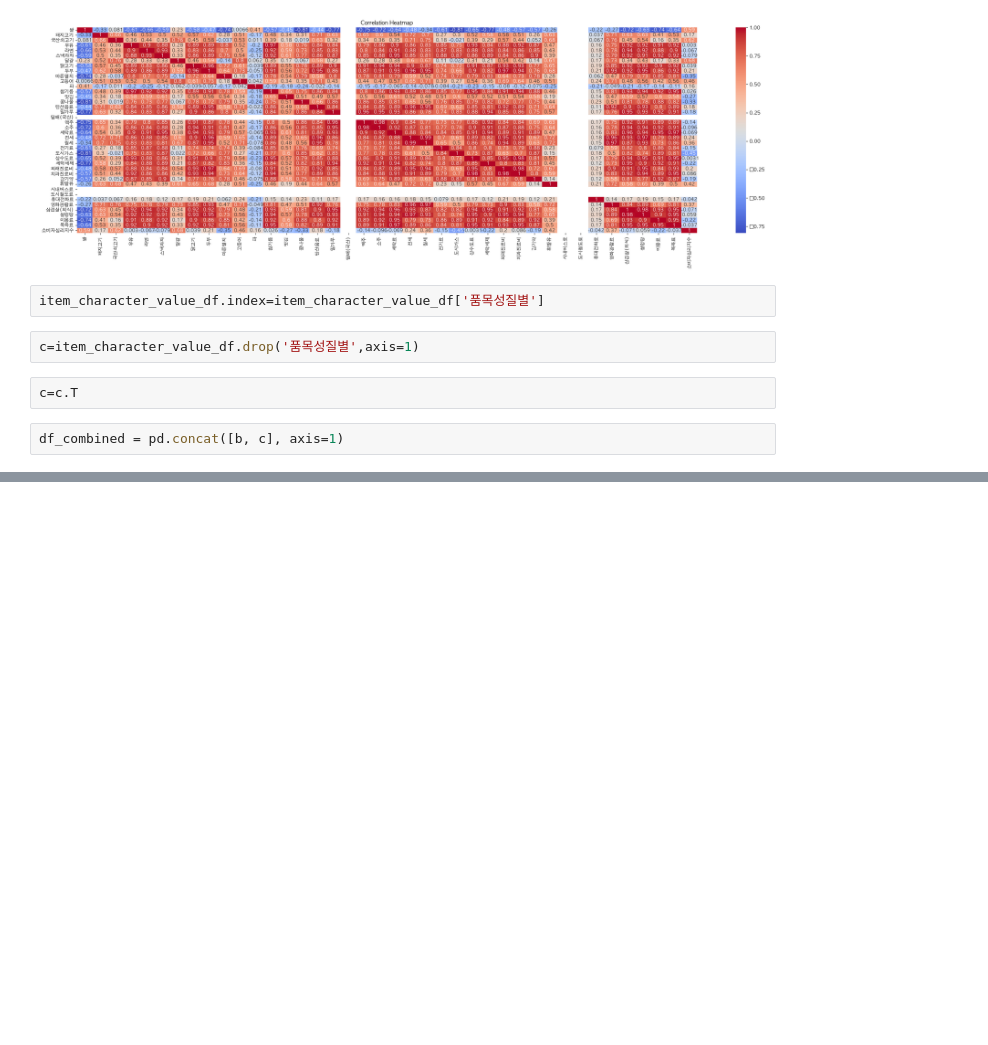
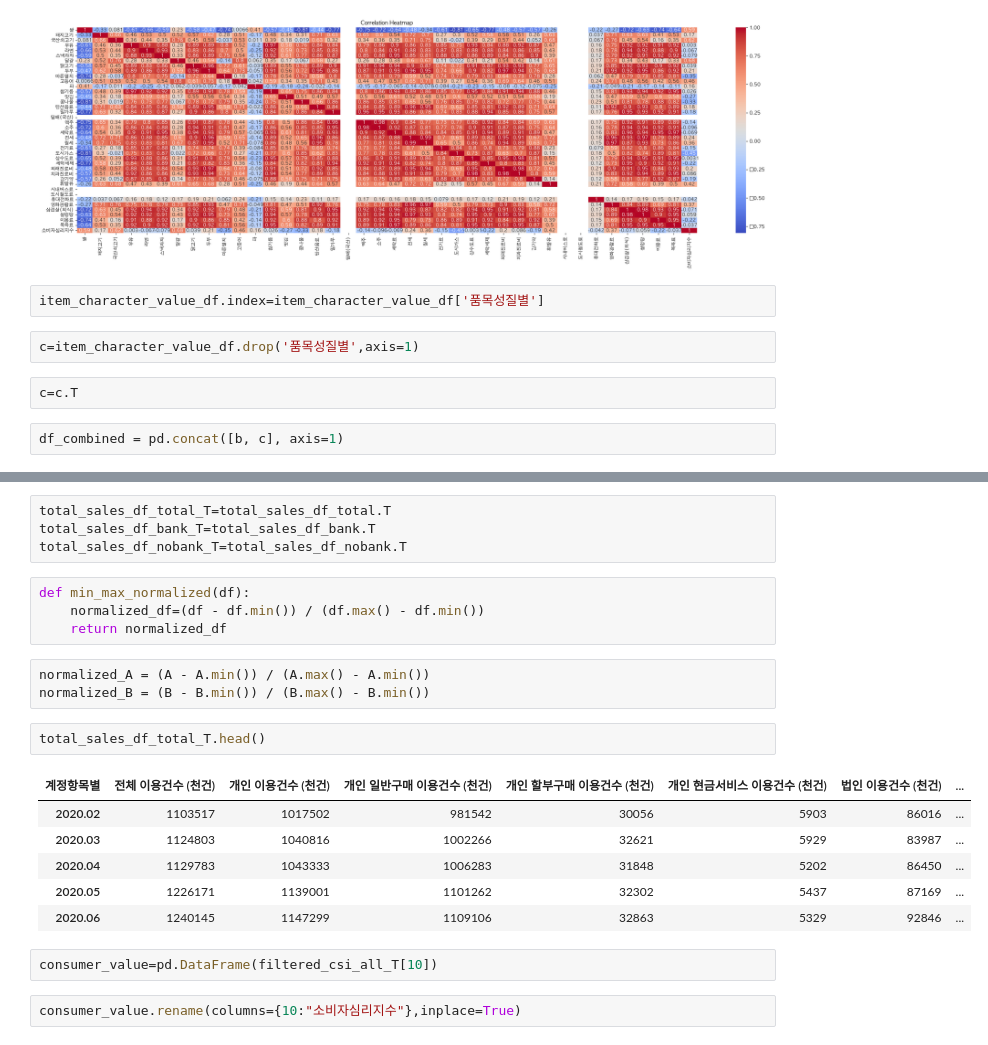
Before and after one commit to siho-song/datascience, a Jupyter notebook: project/project/data_science.ipynb, the cells around one changed output, grey strips where cells are left out. Cells and saved outputs as stored; diff of their text form; blank space fills up the shorter version.

```diff
--- a/project/project/data_science.ipynb
+++ b/project/project/data_science.ipynb
@@ -752,0 +715,24 @@ df_combined
+# %%
+total_sales_df_total_T=total_sales_df_total.T
+total_sales_df_bank_T=total_sales_df_bank.T
+total_sales_df_nobank_T=total_sales_df_nobank.T
+# %%
+def min_max_normalized(df):
+    normalized_df=(df - df.min()) / (df.max() - df.min())
+    return normalized_df
+# %%
+normalized_A = (A - A.min()) / (A.max() - A.min())
+normalized_B = (B - B.min()) / (B.max() - B.min())
+# %%
+total_sales_df_total_T.head()
+# %% [output]
+| 계정항목별 | 전체 이용건수 (천건) | 개인 이용건수 (천건) | 개인 일반구매 이용건수 (천건) | 개인 할부구매 이용건수 (천건) | 개인 현금서비스 이용건수 (천건) | 법인 이용건수 (천건) | ... |
+| 2020.02 | 1103517 | 1017502 | 981542 | 30056 | 5903 | 86016 | ... |
+| 2020.03 | 1124803 | 1040816 | 1002266 | 32621 | 5929 | 83987 | ... |
+| 2020.04 | 1129783 | 1043333 | 1006283 | 31848 | 5202 | 86450 | ... |
+| 2020.05 | 1226171 | 1139001 | 1101262 | 32302 | 5437 | 87169 | ... |
+| 2020.06 | 1240145 | 1147299 | 1109106 | 32863 | 5329 | 92846 | ... |
+# %%
+consumer_value=pd.DataFrame(filtered_csi_all_T[10])
+# %%
+consumer_value.rename(columns={10:"소비자심리지수"},inplace=True)
```
Also changed, not shown: parts of 15 cells of this notebook, 6 other files.
